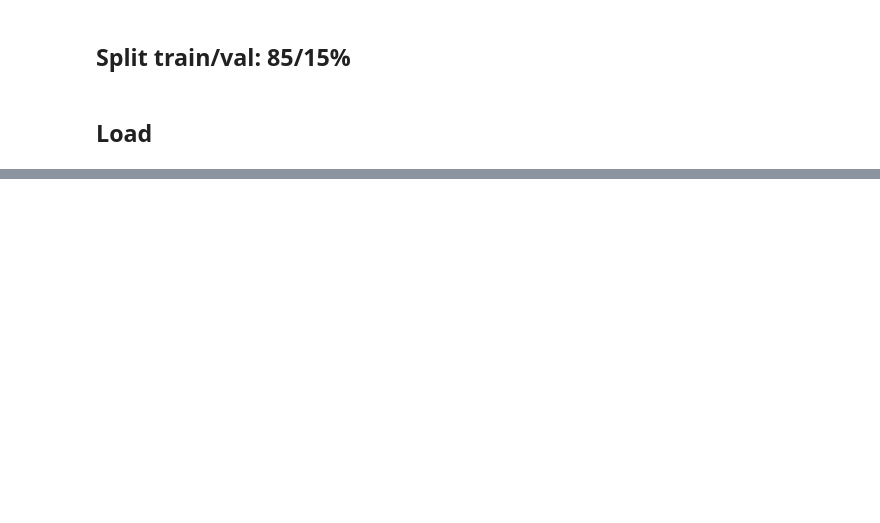
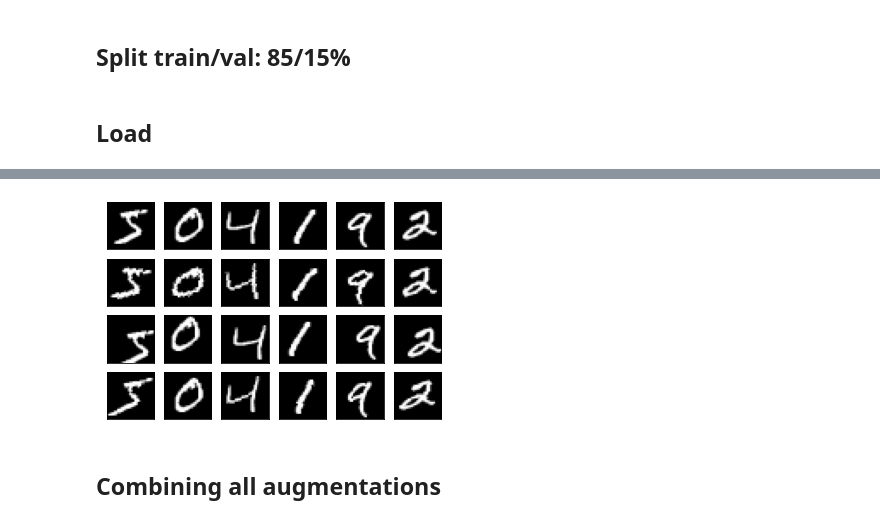
Before and after one commit to laure-delisle/cs148-hw3, a Jupyter notebook: warmup_data_loading.ipynb, the cells around one changed output, grey strips where cells are left out. Drawn from its saved outputs; the diff is of its cells as text; code cells hidden in the pictures; blank space fills up the shorter version.

```diff
--- a/warmup_data_loading.ipynb
+++ b/warmup_data_loading.ipynb
@@ -43,0 +82,20 @@ test_loader = DataLoader(test_set, batch_size=32, shuffle=True)
+# %%
+def augment(augmentation):
+    return transforms.Compose([transforms.Pad(10, fill=0),
+                               augmentation,
+                               transforms.CenterCrop(28)])
+
+# rotation (random from -20 to 20 degrees)
+rotation = transforms.Compose([augment(rot), basic_transform])
+trainval_set_rotated = datasets.MNIST('./data', train=True, download=True,
+                                        transform=rotation)
+
+# translation (random from -20 to 20 degrees)
+translation = transforms.Compose([augment(trans), basic_transform])
+trainval_set_translated = datasets.MNIST('./data', train=True, download=True,
+                                        transform=translation)
+
+# shear (random from -20 to 20 degrees)
+shearing = transforms.Compose([augment(shear), basic_transform])
+trainval_set_sheared = datasets.MNIST('./data', train=True, download=True,
+                                        transform=shearing)
@@ -43,0 +108,29 @@ test_loader = DataLoader(test_set, batch_size=32, shuffle=True)
+# %%
+fig, axs = plt.subplots(4, 6)
+
+# original
+for i, ax in enumerate(axs[0]):
+    ax.imshow(trainval_set[i][0][0], cmap='gray')
+
+# rotations
+for i, ax in enumerate(axs[1]):
+    ax.imshow(trainval_set_rotated[i][0][0], cmap='gray')
+
+# translations
+for i, ax in enumerate(axs[2]):
+    ax.imshow(trainval_set_translated[i][0][0], cmap='gray')
+
+# shears
+for i, ax in enumerate(axs[3]):
+    ax.imshow(trainval_set_sheared[i][0][0], cmap='gray')
+
+for ax in [i for j in range(4) for i in axs[j]]:
+    ax.set_xticks([])
+    ax.set_yticks([])
+
+#plt.tight_layout()
+plt.show()
+# %% [output]
+[figure, added]
+# %% [markdown]
+## Combining all augmentations
```
Also changed, not shown: parts of 14 cells of this notebook, 2 other files.
